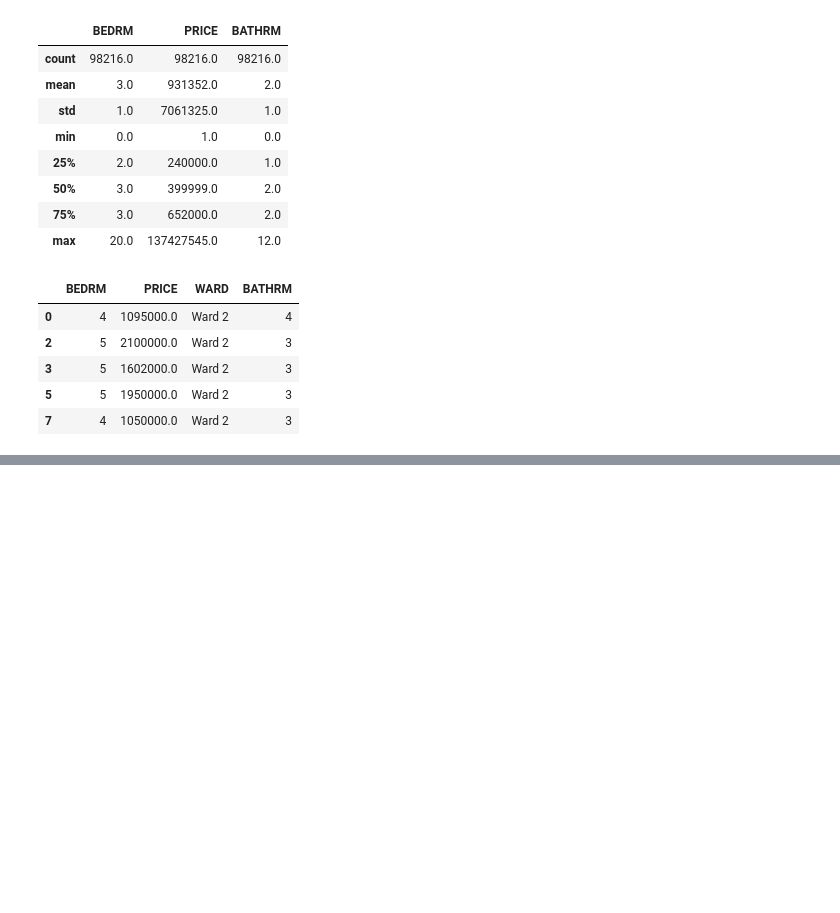
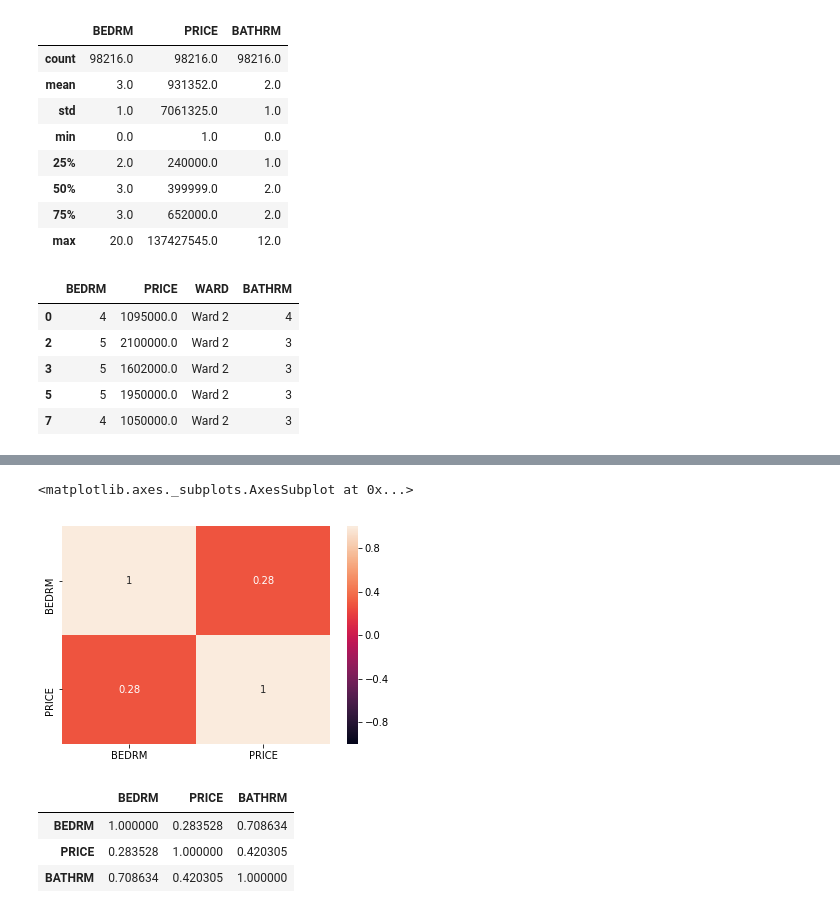
Before and after one commit to TOyefule/DataBootCampPub, a Jupyter notebook: SShapiro_DCProperties_Analysis.ipynb, the cells around one changed output, grey strips where cells are left out. Saved outputs shown, nothing was run; the diff lists cells and outputs as text; code cells hidden in the pictures; blank space fills up the shorter version.

```diff
--- a/SShapiro_DCProperties_Analysis.ipynb
+++ b/SShapiro_DCProperties_Analysis.ipynb
@@ -227,0 +255,8 @@ copydf3.head()
+# %%
+price_bedrm_df = copydf3.drop(['WARD', 'BATHRM'], axis=1)
+corr = price_bedrm_df.corr()
+
+sns.heatmap(corr, vmin=-1,annot=True)
+# %% [output]
+<matplotlib.axes._subplots.AxesSubplot at 0x...>
+[figure, added]
@@ -227,0 +265,7 @@ copydf3.head()
+# %%
+copydf3.corr()
+# %% [output]
+|  | BEDRM | PRICE | BATHRM |
+| BEDRM | 1.000000 | 0.283528 | 0.708634 |
+| PRICE | 0.283528 | 1.000000 | 0.420305 |
+| BATHRM | 0.708634 | 0.420305 | 1.000000 |
```
Also changed, not shown: parts of 19 cells of this notebook.
